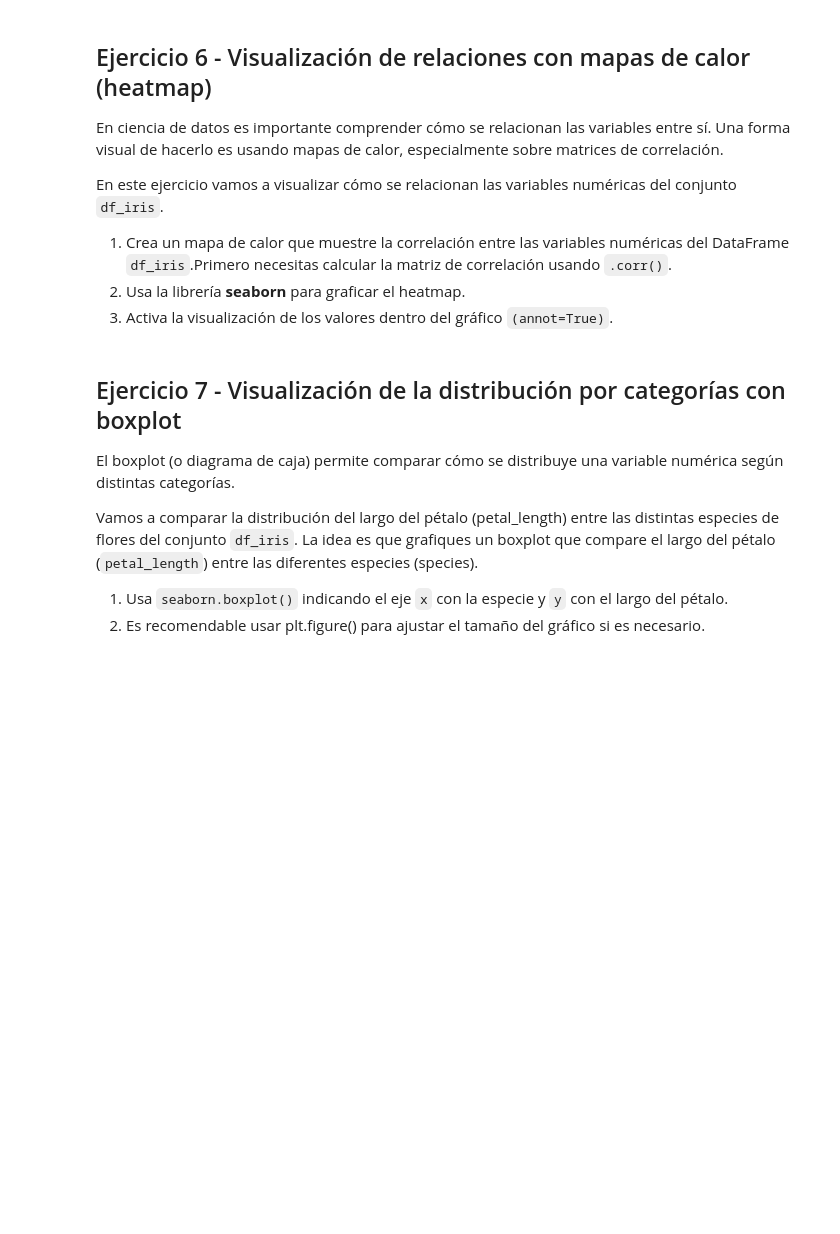
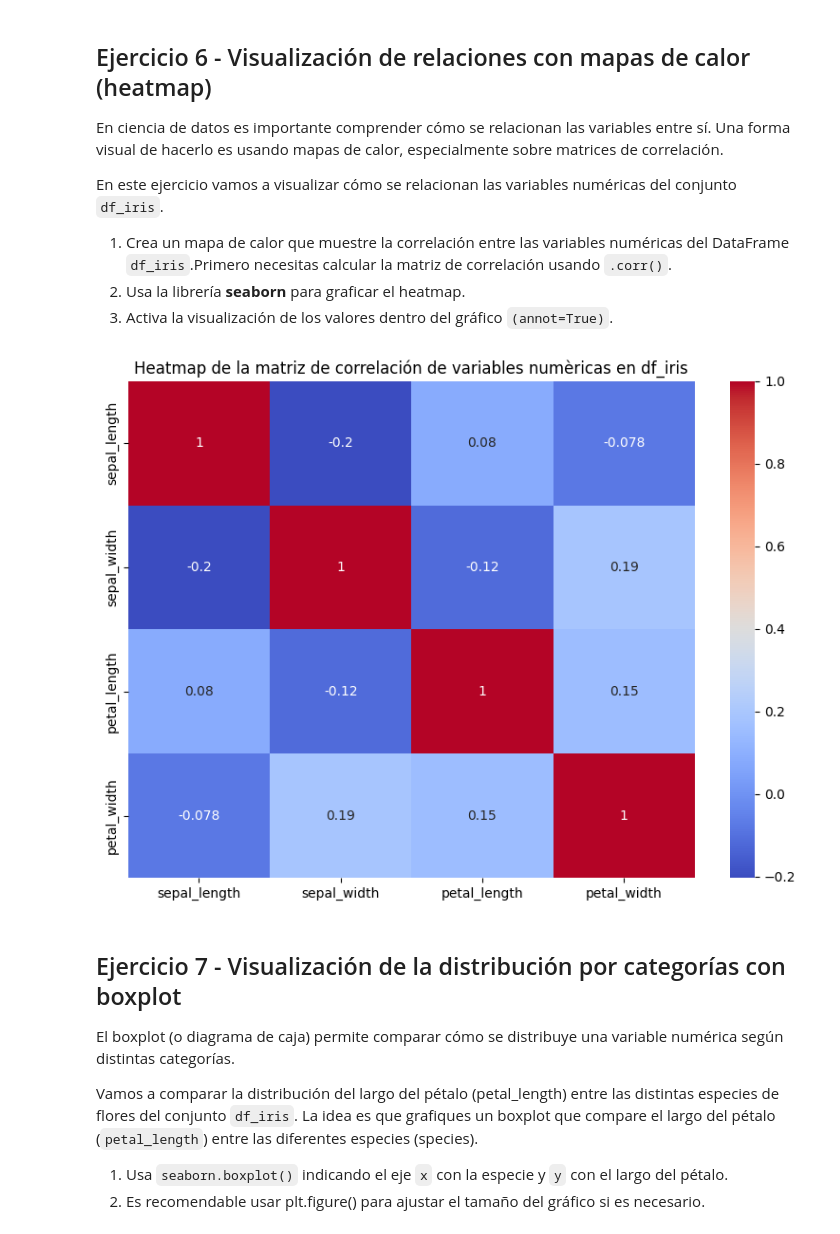
Before and after one commit to 4GeeksAcademy/kiliangil-visualization-exercises-with-matplot-and-seaborn, a Jupyter notebook: notebook/problems.es.ipynb, the cells around one changed output. Cells and saved outputs as stored; diff of their text form; code cells hidden in the pictures; blank space fills up the shorter version.

```diff
--- a/notebook/problems.es.ipynb
+++ b/notebook/problems.es.ipynb
@@ -237,3 +233,14 @@ df_iris
+# %%
+matriz_correlacion = df_iris.corr(numeric_only=True)
+plt.figure(figsize=(8,6))
+sns.heatmap(matriz_correlacion, annot=True, cmap='coolwarm')
+plt.title('Heatmap de la matriz de correlación de variables numèricas en df_iris')
+plt.tight_layout()
+
+
+# tu código
+# %% [output]
+[figure, added]
 # %% [markdown]
 ## Ejercicio 7 - Visualización de la distribución por categorías con boxplot
 
```
Also changed, not shown: parts of 8 cells of this notebook.
